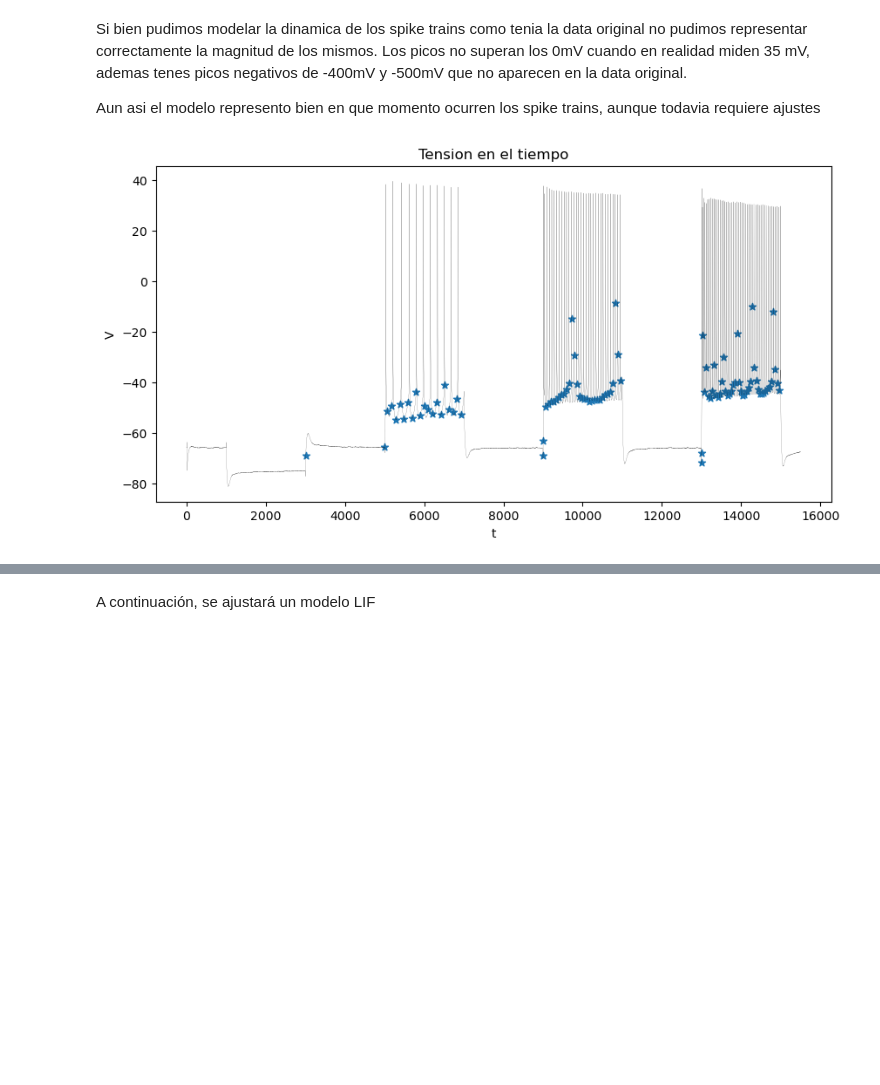
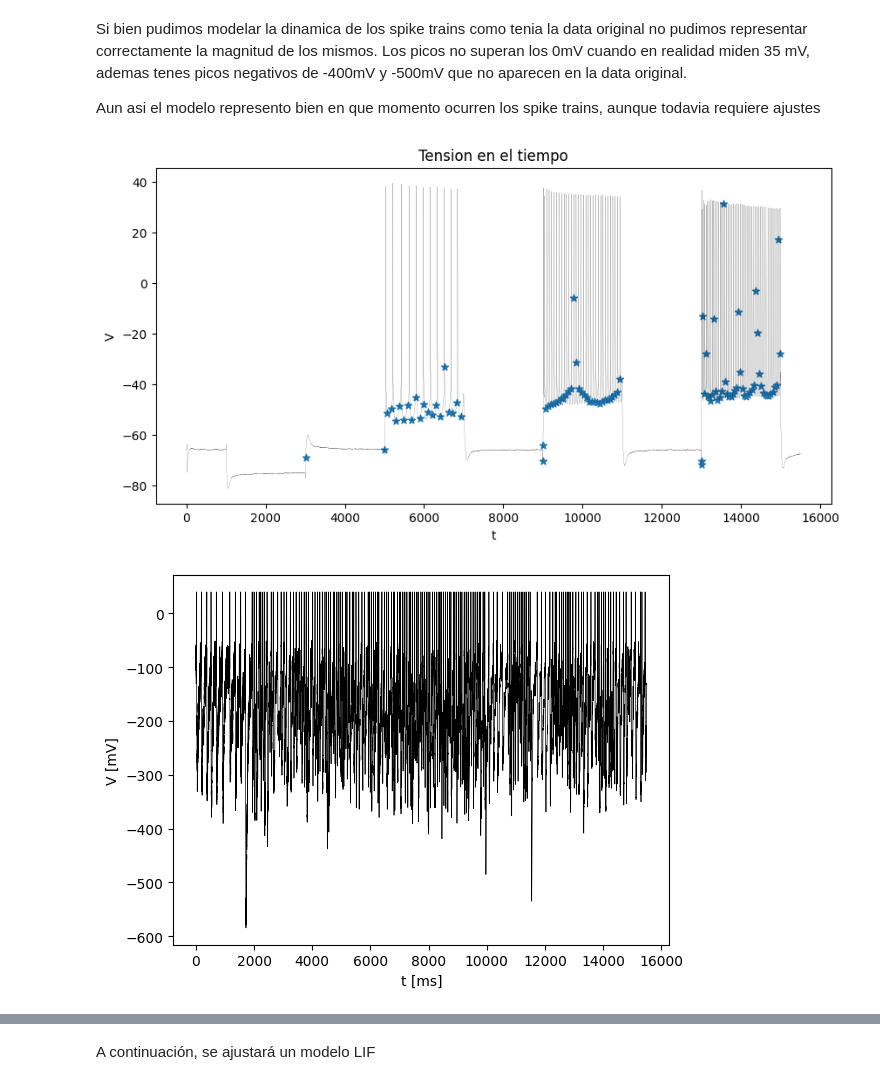
Before and after one commit to gonzagrau/Neuro-16-82, a Jupyter notebook: Trabajo Final/result_prelim_Grau_Gonzalez.ipynb, the cells around one changed output, grey strips where cells are left out. Drawn from its saved outputs; the diff is of its cells as text; code cells hidden in the pictures; blank space fills up the shorter version.

```diff
--- a/Trabajo Final/result_prelim_Grau_Gonzalez.ipynb
+++ b/Trabajo Final/result_prelim_Grau_Gonzalez.ipynb
@@ -103,7 +106,7 @@ adex.fit_spikes(t,
                tweak_keys=['a', 'b', 'delta_T', 'tau_m', 'tau_w', 'R'],
                tweak_units=[nS, pA, mV, ms, ms, Mohm],
                N_iter=100,
-               max_rep=5,
+               max_rep=15,
                pop_size=30,
                mut_rate=0.3)
 # %% [output]
@@ -126,10 +127,12 @@ Aun asi el modelo represento bien en que momento ocurren los spike trains, aunqu
 # %%
 plt.figure(figsize=(10, 5))
 plt.plot(t/ms,v_train, "k-", linewidth=0.1)
 plt.scatter(np.array(sim_spikes)/(fs*ms),v_train[sim_spikes],marker="*")
 plt.xlabel('t')
 plt.ylabel('V')
 plt.title('Tension en el tiempo')
 plt.show()
+X,sim_spikes = adex.simulate_trajectory(t, I_test, plot=True)
 # %% [output]
-[figure, old version]
+[figure, new version]
+[figure, added]
```
Also changed, not shown: parts of 8 cells of this notebook, 1 other file.
